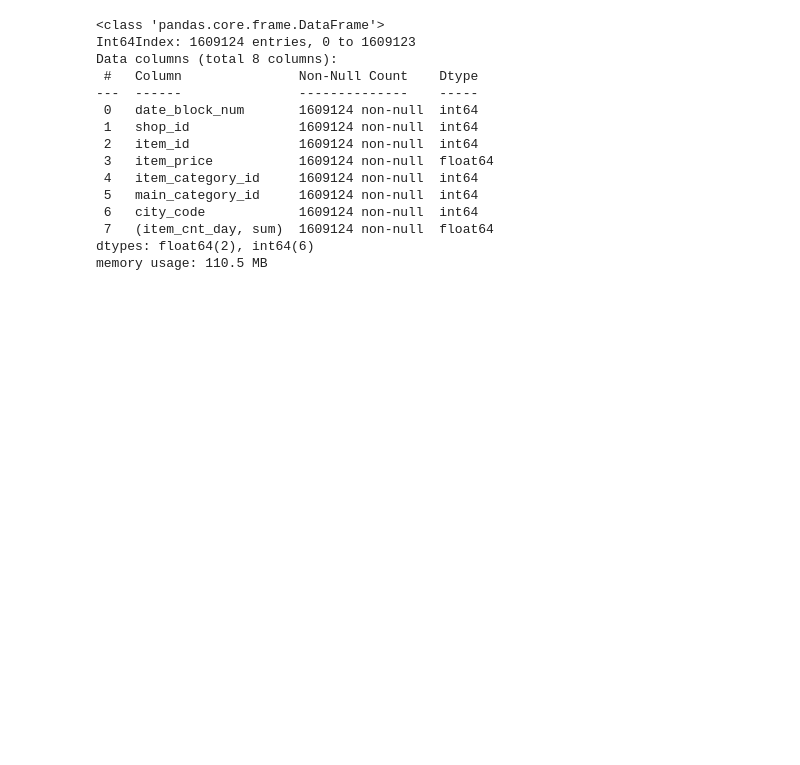
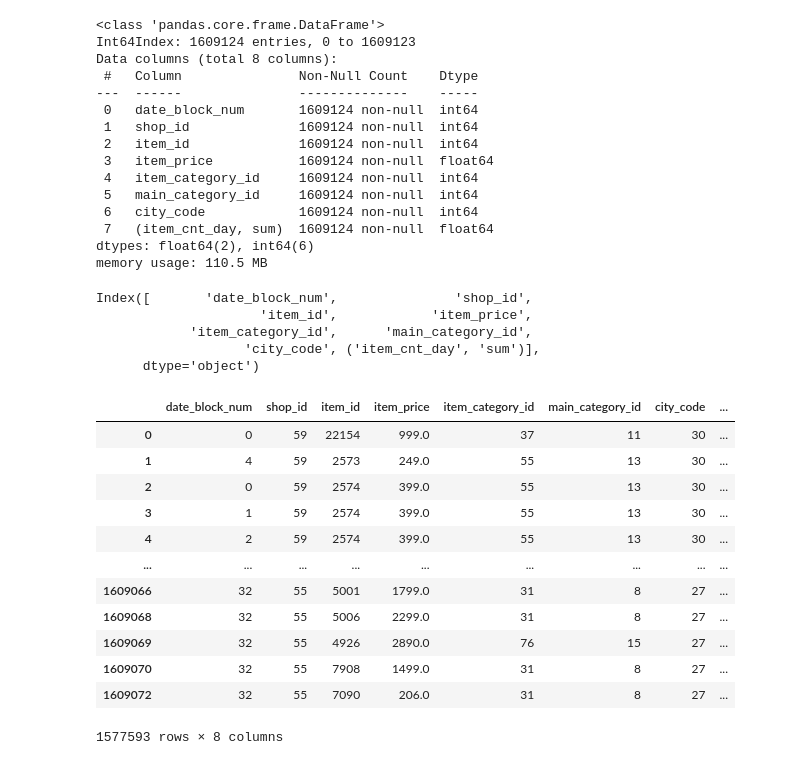
Before and after one commit to AIFFEL-kaggle/predict_future_sales, a Jupyter notebook: predict_future_sales.ipynb, the cells around one changed output. Cells and saved outputs as stored; diff of their text form; code cells hidden in the pictures; blank space fills up the shorter version.

```diff
--- a/predict_future_sales.ipynb
+++ b/predict_future_sales.ipynb
@@ -493,3 +493,27 @@ Data columns (total 8 columns):
  7   (item_cnt_day, sum)  1609124 non-null  float64
 dtypes: float64(2), int64(6)
 memory usage: 110.5 MB
+# %%
+print(train.columns)
+# %% [output]
+Index([       'date_block_num',               'shop_id',
+                     'item_id',            'item_price',
+            'item_category_id',      'main_category_id',
+                   'city_code', ('item_cnt_day', 'sum')],
+      dtype='object')
+# %%
+train[train.date_block_num < 33]
+# %% [output]
+|  | date_block_num | shop_id | item_id | item_price | item_category_id | main_category_id | city_code | ... |
+| 0 | 0 | 59 | 22154 | 999.0 | 37 | 11 | 30 | ... |
+| 1 | 4 | 59 | 2573 | 249.0 | 55 | 13 | 30 | ... |
+| 2 | 0 | 59 | 2574 | 399.0 | 55 | 13 | 30 | ... |
+| 3 | 1 | 59 | 2574 | 399.0 | 55 | 13 | 30 | ... |
+| 4 | 2 | 59 | 2574 | 399.0 | 55 | 13 | 30 | ... |
+| ... | ... | ... | ... | ... | ... | ... | ... | ... |
+| 1609066 | 32 | 55 | 5001 | 1799.0 | 31 | 8 | 27 | ... |
+| 1609068 | 32 | 55 | 5006 | 2299.0 | 31 | 8 | 27 | ... |
+| 1609069 | 32 | 55 | 4926 | 2890.0 | 76 | 15 | 27 | ... |
+| 1609070 | 32 | 55 | 7908 | 1499.0 | 31 | 8 | 27 | ... |
+| 1609072 | 32 | 55 | 7090 | 206.0 | 31 | 8 | 27 | ... |
+1577593 rows × 8 columns
```
Also changed, not shown: parts of 5 cells of this notebook, 1 other file.
